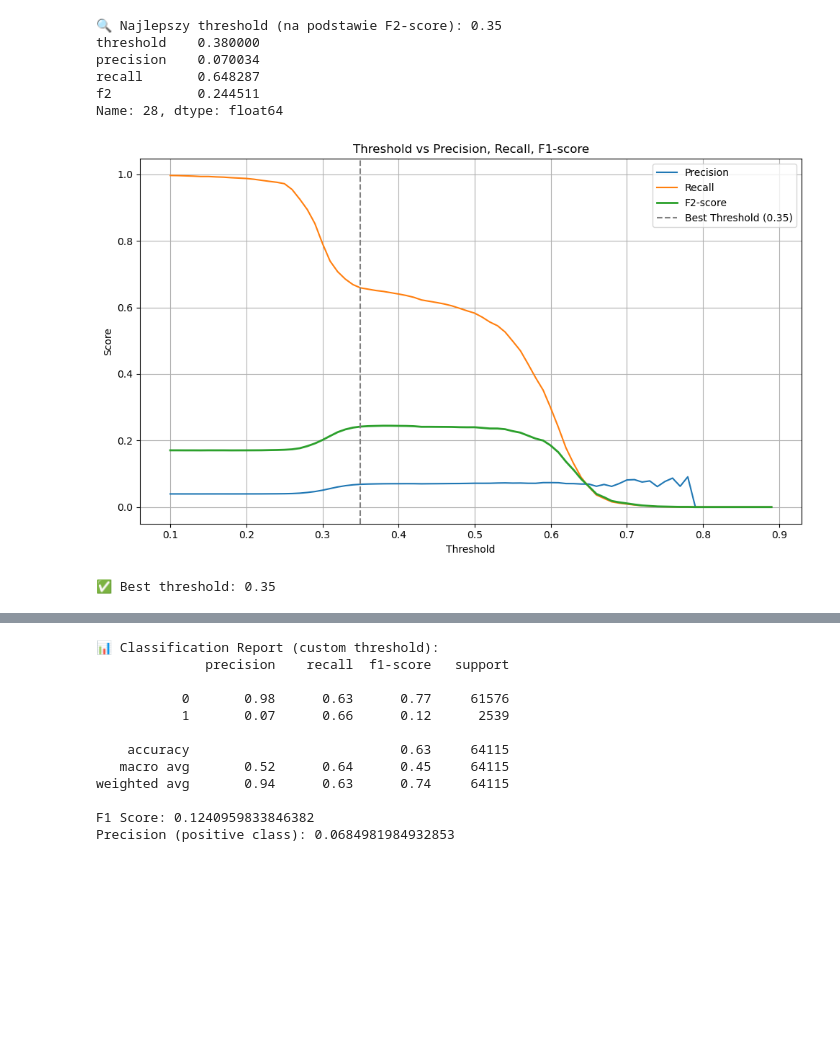
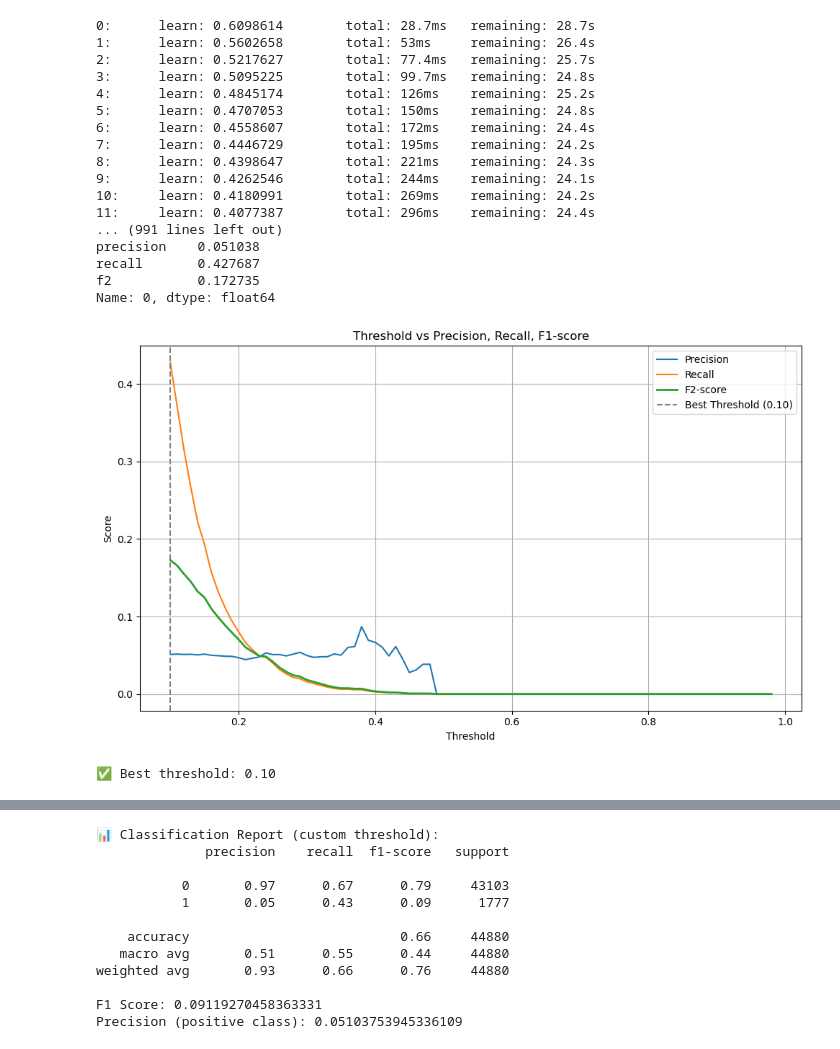
Before and after one commit to kacpert20/machine_learning_lung_cancer, a Jupyter notebook: CatBoost_tuning_visualisation.ipynb, the cells around one changed output, grey strips where cells are left out. Saved outputs shown, nothing was run; the diff lists cells and outputs as text; code cells hidden in the pictures; blank space fills up the shorter version.

```diff
--- a/CatBoost_tuning_visualisation.ipynb
+++ b/CatBoost_tuning_visualisation.ipynb
@@ -1,5 +1,28 @@
 # %%
 #CATBOOST - trening i wizualizacja, jak model działa
+# %%
+from imblearn.over_sampling import RandomOverSampler, SMOTE, ADASYN
+from imblearn.under_sampling import RandomUnderSampler
+
+def random_undersample(X, y, random_state=42):
+    rus = RandomUnderSampler(random_state=random_state)
+    X_res, y_res = rus.fit_resample(X, y)
+    return X_res, y_res
+
+def random_oversample(X, y, random_state=42):
+    ros = RandomOverSampler(random_state=random_state)
+    X_res, y_res = ros.fit_resample(X, y)
+    return X_res, y_res
+
+def apply_smote(X, y, random_state=42, k_neighbors=5):
+    smote = SMOTE(random_state=random_state, k_neighbors=k_neighbors)
+    X_res, y_res = smote.fit_resample(X, y)
+    return X_res, y_res
+
+def apply_adasyn(X, y, random_state=42, n_neighbors=5):
+    adasyn = ADASYN(random_state=random_state, n_neighbors=n_neighbors)
+    X_res, y_res = adasyn.fit_resample(X, y)
+    return X_res, y_res
 # %%
 import optuna
 from catboost import CatBoostClassifier
@@ -77,11 +106,7 @@ Best parameters: {'depth': 4, 'l2_leaf_reg': 3.2054922301723288, 'bagging_temper
 # %%
 best_params = study.best_params
 model = CatBoostClassifier(
-    iterations=1000,
-    learning_rate=0.05,
-    scale_pos_weight=20,
-    random_state=42,
-    verbose=0,
+
     **best_params
 )
 model.fit(X_train, y_train)
@@ -96,7 +121,7 @@ from sklearn.metrics import precision_score, recall_score, f1_score
 y_probs = model.predict_proba(X_test)[:, 1]
 
 # Przygotowanie do optymalizacji progu
-thresholds = np.arange(0.1, 0.9, 0.01)
+thresholds = np.arange(0.1, 0.99, 0.01)
 results = []
 from sklearn.metrics import fbeta_score
 
@@ -115,7 +140,7 @@ best_row = results_df.loc[results_df['f2'].idxmax()]
 best_thresh = best_row['threshold']
 
 #ponieważ działa to giga kiepsko
-best_thresh = 0.35
+#best_thresh = 0.5
 
 print(f"\n🔍 Najlepszy threshold (na podstawie F2-score): {best_thresh:.2f}")
 print(best_row)
@@ -131,38 +156,49 @@ plt.ylabel('Score')
 plt.title('Threshold vs Precision, Recall, F1-score')
 plt.legend()
 plt.grid(True)
 plt.tight_layout()
 plt.show()
 
 
 print(f"✅ Best threshold: {best_thresh:.2f} ")
 
 # Ostateczna predykcja z najlepszym thresholdem
 y_pred_final = (y_probs >= best_thresh).astype(int)
 from sklearn.metrics import classification_report, confusion_matrix
 import seaborn as sns
 cm = confusion_matrix(y_test, y_pred_final)
 
 plt.figure(figsize=(6, 5))
 sns.heatmap(cm, annot=True, fmt="d", cmap="Blues", xticklabels=["Pred 0", "Pred 1"], yticklabels=["True 0", "True 1"])
 plt.title("Confusion Matrix (custom threshold)")
 plt.xlabel("Predicted")
 plt.ylabel("True")
 plt.tight_layout()
 plt.show()
 
 # Classification report
 print("📊 Classification Report (custom threshold):")
 print(classification_report(y_test, y_pred_final, digits=2))
 
 print("F1 Score:", f1_score(y_test, y_pred_final))
 print("Precision (positive class):", precision_score(y_test, y_pred_final))
 # %% [output]
-🔍 Najlepszy threshold (na podstawie F2-score): 0.35
-threshold    0.380000
-precision    0.070034
-recall       0.648287
-f2           0.244511
-Name: 28, dtype: float64
+0:      learn: 0.6098614        total: 28.7ms   remaining: 28.7s
+1:      learn: 0.5602658        total: 53ms     remaining: 26.4s
+2:      learn: 0.5217627        total: 77.4ms   remaining: 25.7s
+3:      learn: 0.5095225        total: 99.7ms   remaining: 24.8s
+4:      learn: 0.4845174        total: 126ms    remaining: 25.2s
+5:      learn: 0.4707053        total: 150ms    remaining: 24.8s
+6:      learn: 0.4558607        total: 172ms    remaining: 24.4s
+7:      learn: 0.4446729        total: 195ms    remaining: 24.2s
+8:      learn: 0.4398647        total: 221ms    remaining: 24.3s
+9:      learn: 0.4262546        total: 244ms    remaining: 24.1s
+10:     learn: 0.4180991        total: 269ms    remaining: 24.2s
+11:     learn: 0.4077387        total: 296ms    remaining: 24.4s
+... (991 lines left out)
+precision    0.051038
+recall       0.427687
+f2           0.172735
+Name: 0, dtype: float64
-[figure, old version]
+[figure, new version]
-✅ Best threshold: 0.35
+✅ Best threshold: 0.10
@@ -170,15 +206,15 @@ Name: 28, dtype: float64
 📊 Classification Report (custom threshold):
               precision    recall  f1-score   support
 
-           0       0.98      0.63      0.77     61576
-           1       0.07      0.66      0.12      2539
+           0       0.97      0.67      0.79     43103
+           1       0.05      0.43      0.09      1777
 
-    accuracy                           0.63     64115
-   macro avg       0.52      0.64      0.45     64115
-weighted avg       0.94      0.63      0.74     64115
+    accuracy                           0.66     44880
+   macro avg       0.51      0.55      0.44     44880
+weighted avg       0.93      0.66      0.76     44880
 
-F1 Score: 0.1240959833846382
-Precision (positive class): 0.0684981984932853
+F1 Score: 0.09119270458363331
+Precision (positive class): 0.05103753945336109
 # %%
 import pickle
 def save_model(model, path):
```
Also changed, not shown: parts of 4 cells of this notebook, 17 other files.
